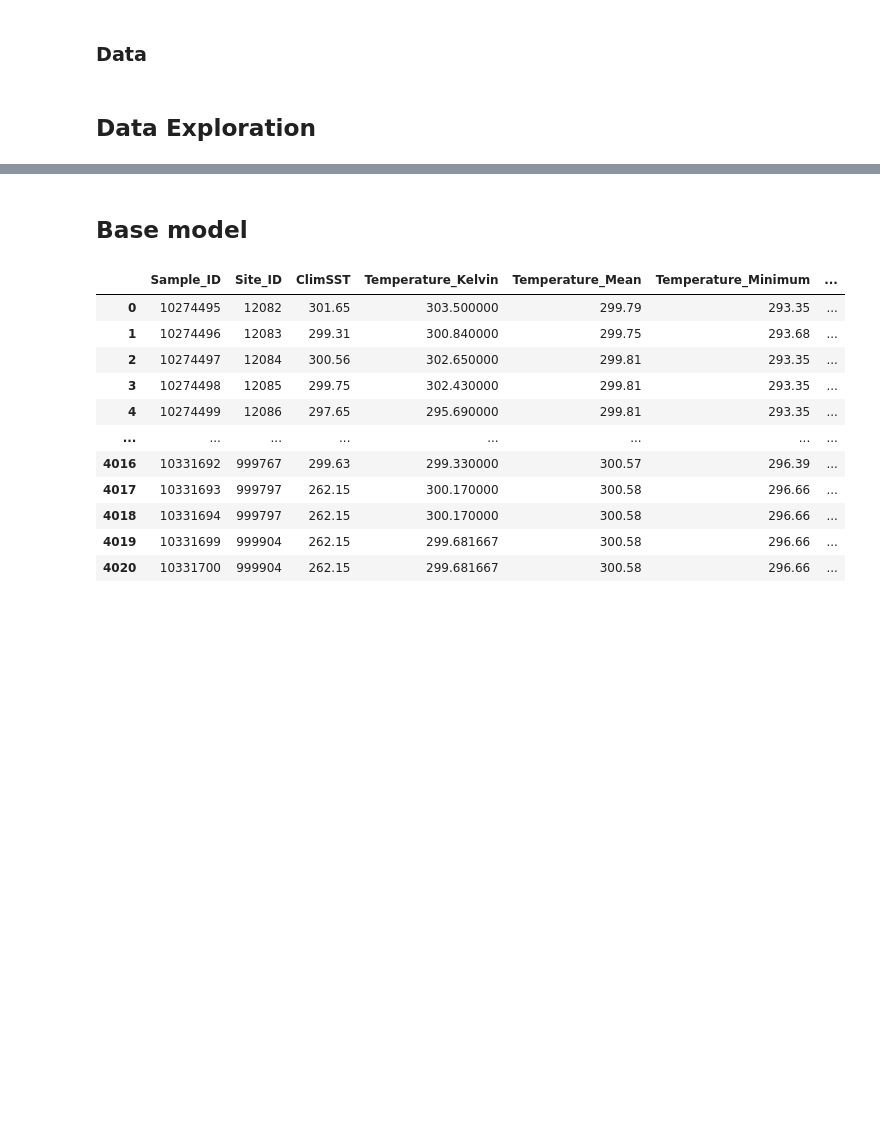
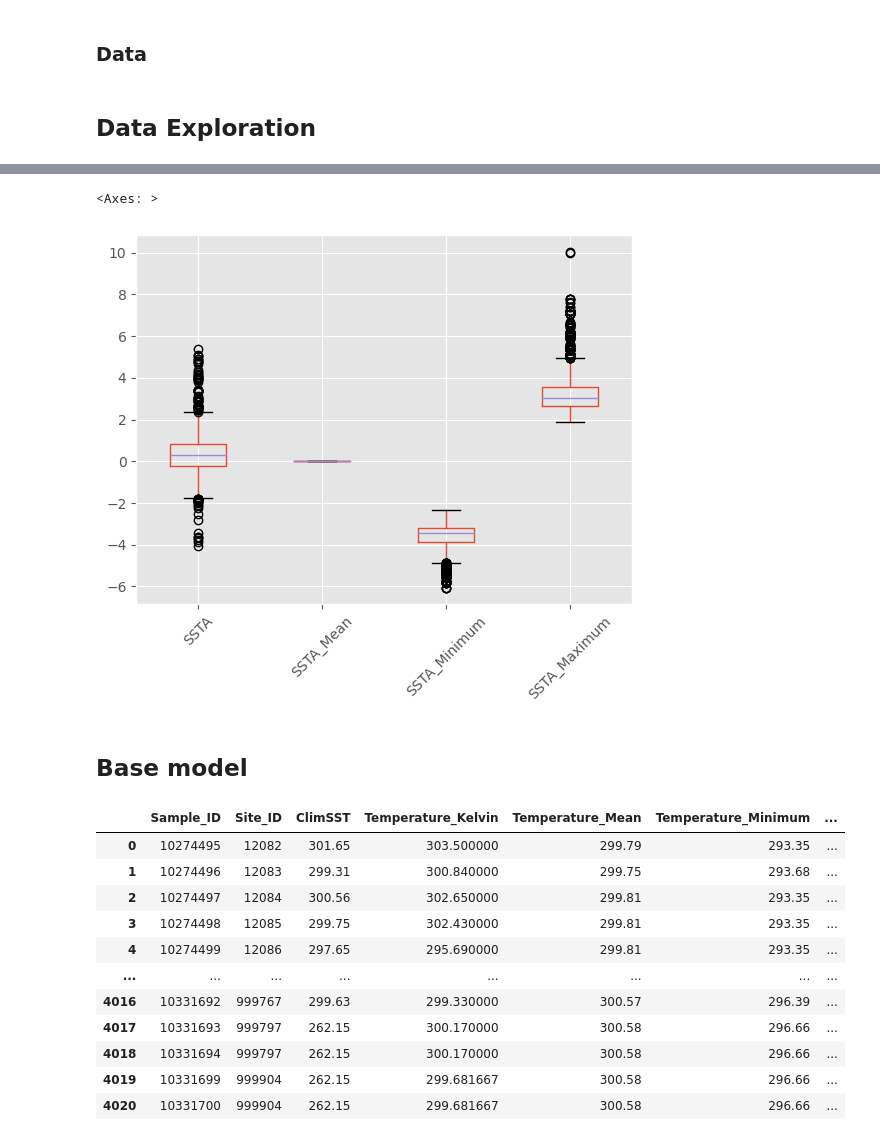
Before and after one commit to AlexisMichalowski/DC_Coral, a Jupyter notebook: coral_bleaching_starting_kit.ipynb, the cells around one changed output, grey strips where cells are left out. Saved outputs shown, nothing was run; the diff lists cells and outputs as text; code cells hidden in the pictures; blank space fills up the shorter version.

```diff
--- a/coral_bleaching_starting_kit.ipynb
+++ b/coral_bleaching_starting_kit.ipynb
@@ -86,3 +163,8 @@ from sklearn.metrics import mean_squared_error,mean_absolute_error, r2_score
+# %%
+train_df.boxplot(column=['SSTA', 'SSTA_Mean', 'SSTA_Minimum','SSTA_Maximum'], rot = 45)
+# %% [output]
+<Axes: >
+[figure, added]
 # %% [markdown]
 ## Base model <a class="anchor" id="base_model"></a>
 # %%
```
Also changed, not shown: parts of 13 cells of this notebook.
